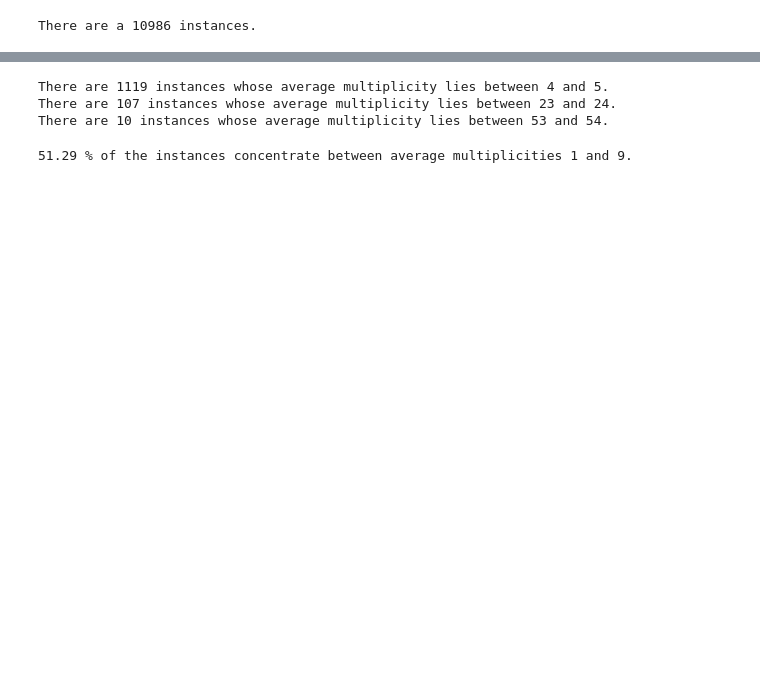
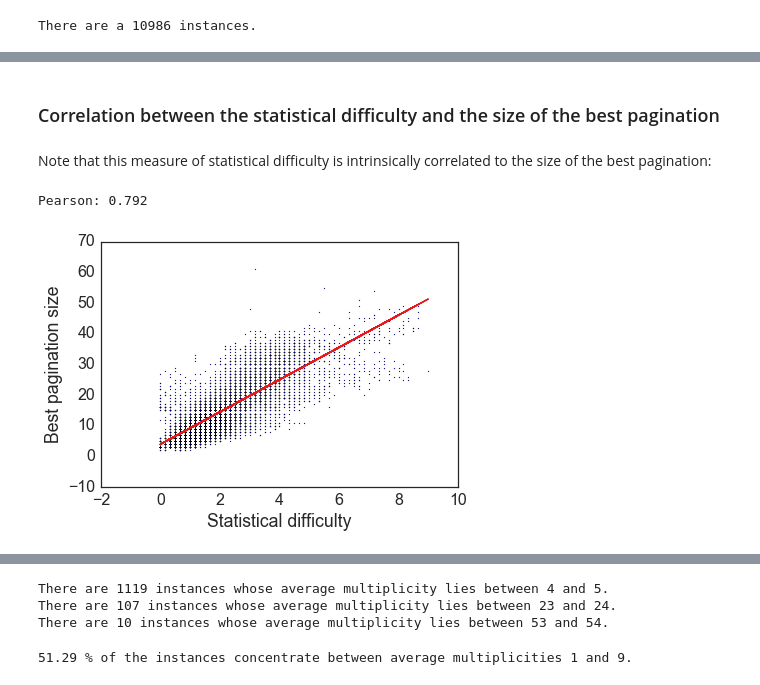
Before and after one commit to pagination-problem/pagination, a Jupyter notebook: analysis.ipynb, the cells around one changed output, grey strips where cells are left out. Drawn from its saved outputs; the diff is of its cells as text; code cells hidden in the pictures; blank space fills up the shorter version.

```diff
--- a/analysis.ipynb
+++ b/analysis.ipynb
@@ -64,7 +77,9 @@ sns.set_palette(sns.color_palette("Set1", 5))
 def plot_linear_regression(x, y):
     fit = np.polyfit(x, y, deg=1)
     plt.plot(x, fit[0] * x + fit[1])
-    print("Pearson: %.03f." % x.corr(y))
+    correlation = round(x.corr(y), 3)
+    print("Pearson:", correlation)
+    return correlation
 # %%
 !pip install pandas --upgrade
 # %% [markdown]
@@ -134,0 +151,14 @@ There are a 10986 instances.
+# %% [markdown]
+### Correlation between the statistical difficulty and the size of the best pagination
+# %% [markdown]
+Note that this measure of statistical difficulty is intrinsically correlated to the size of the best pagination:
+# %%
+x = df[solvers].mean(axis=1) - df["best"]
+y = df["best"]
+plt.xlabel("Statistical difficulty")
+plt.ylabel("Best pagination size")
+plt.scatter(x, y, marker="o", s=1)
+_ = plot_linear_regression(x, y)
+# %% [output]
+Pearson: 0.792
+[figure, added]
```
Also changed, not shown: parts of 28 cells of this notebook.
